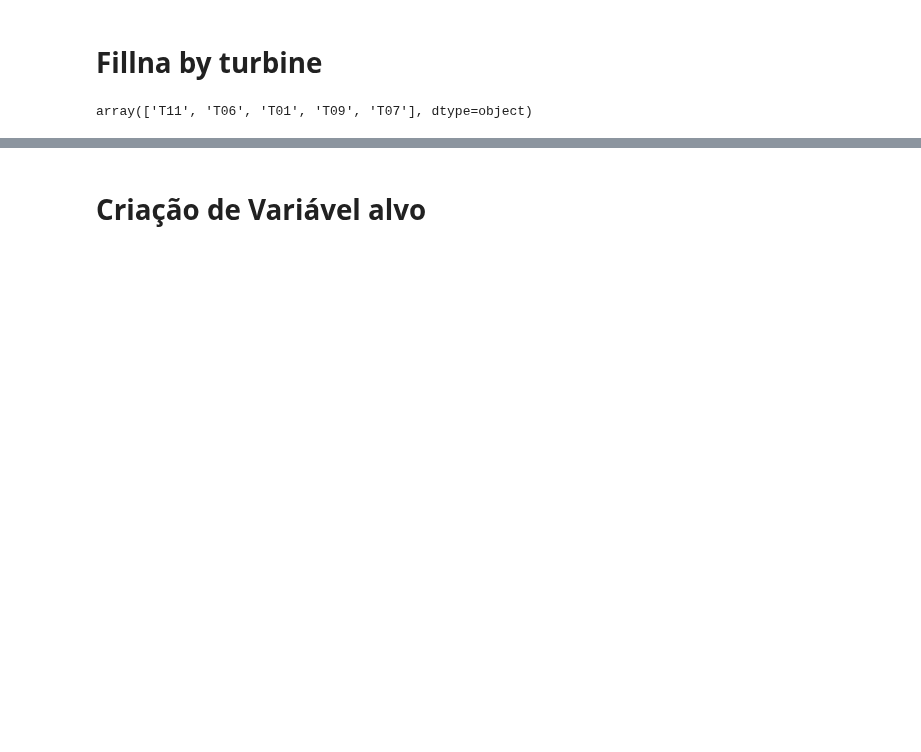
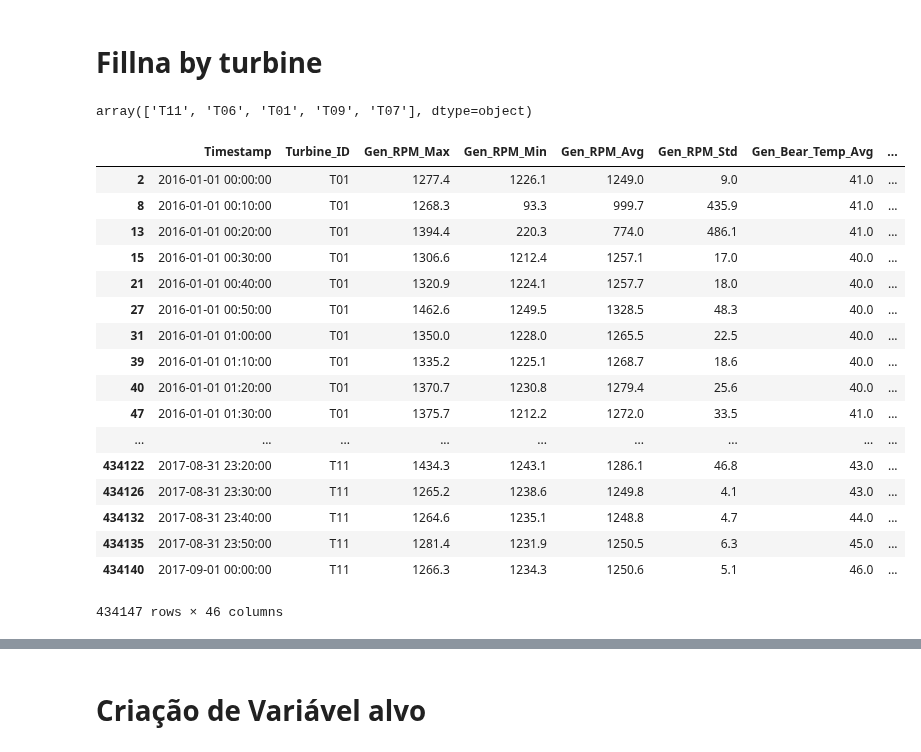
Before and after one commit to RicardoJPedro82/wmillfailprev, a Jupyter notebook: notebooks/Data_prep_clean.ipynb, the cells around one changed output, grey strips where cells are left out. Cells and saved outputs as stored; diff of their text form; code cells hidden in the pictures; blank space fills up the shorter version.

```diff
--- a/notebooks/Data_prep_clean.ipynb
+++ b/notebooks/Data_prep_clean.ipynb
@@ -71,6 +68,27 @@ turbine_list = signals_df.Turbine_ID.unique()
 turbine_list
 # %% [output]
 array(['T11', 'T06', 'T01', 'T09', 'T07'], dtype=object)
+# %%
+comp_df_list[0]
+# %% [output]
+|  | Timestamp | Turbine_ID | Gen_RPM_Max | Gen_RPM_Min | Gen_RPM_Avg | Gen_RPM_Std | Gen_Bear_Temp_Avg | ... |
+| 2 | 2016-01-01 00:00:00 | T01 | 1277.4 | 1226.1 | 1249.0 | 9.0 | 41.0 | ... |
+| 8 | 2016-01-01 00:10:00 | T01 | 1268.3 | 93.3 | 999.7 | 435.9 | 41.0 | ... |
+| 13 | 2016-01-01 00:20:00 | T01 | 1394.4 | 220.3 | 774.0 | 486.1 | 41.0 | ... |
+| 15 | 2016-01-01 00:30:00 | T01 | 1306.6 | 1212.4 | 1257.1 | 17.0 | 40.0 | ... |
+| 21 | 2016-01-01 00:40:00 | T01 | 1320.9 | 1224.1 | 1257.7 | 18.0 | 40.0 | ... |
+| 27 | 2016-01-01 00:50:00 | T01 | 1462.6 | 1249.5 | 1328.5 | 48.3 | 40.0 | ... |
+| 31 | 2016-01-01 01:00:00 | T01 | 1350.0 | 1228.0 | 1265.5 | 22.5 | 40.0 | ... |
+| 39 | 2016-01-01 01:10:00 | T01 | 1335.2 | 1225.1 | 1268.7 | 18.6 | 40.0 | ... |
+| 40 | 2016-01-01 01:20:00 | T01 | 1370.7 | 1230.8 | 1279.4 | 25.6 | 40.0 | ... |
+| 47 | 2016-01-01 01:30:00 | T01 | 1375.7 | 1212.2 | 1272.0 | 33.5 | 41.0 | ... |
+| ... | ... | ... | ... | ... | ... | ... | ... | ... |
+| 434122 | 2017-08-31 23:20:00 | T11 | 1434.3 | 1243.1 | 1286.1 | 46.8 | 43.0 | ... |
+| 434126 | 2017-08-31 23:30:00 | T11 | 1265.2 | 1238.6 | 1249.8 | 4.1 | 43.0 | ... |
+| 434132 | 2017-08-31 23:40:00 | T11 | 1264.6 | 1235.1 | 1248.8 | 4.7 | 44.0 | ... |
+| 434135 | 2017-08-31 23:50:00 | T11 | 1281.4 | 1231.9 | 1250.5 | 6.3 | 45.0 | ... |
+| 434140 | 2017-09-01 00:00:00 | T11 | 1266.3 | 1234.3 | 1250.6 | 5.1 | 46.0 | ... |
+434147 rows × 46 columns
 # %%
 for i in range(len(component_list)):
     comp_df_list[i] = dprep.fill_na_by_turbine(comp_df_list[i], turbine_list)
```
Also changed, not shown: parts of 7 cells of this notebook, 2 other files.
